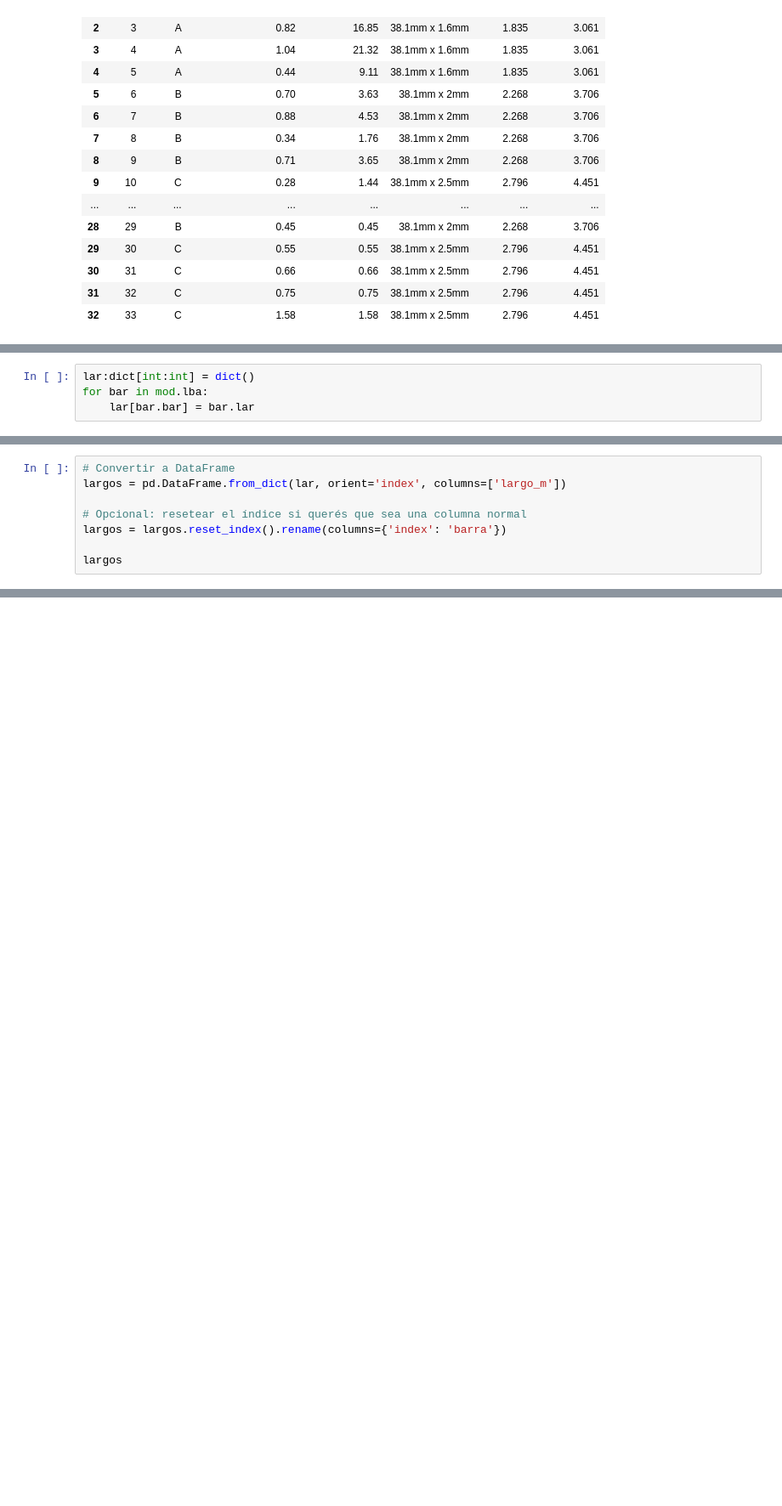
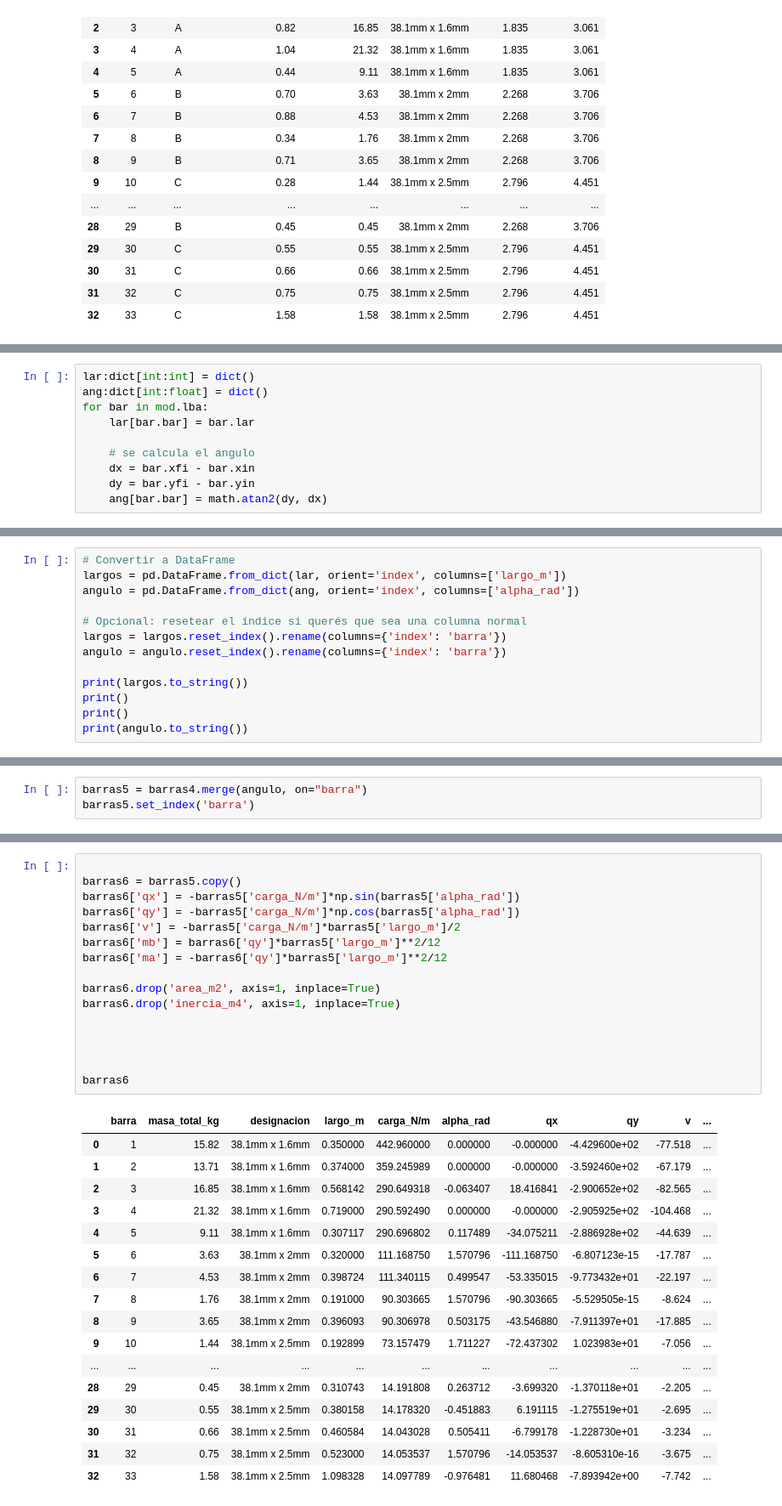
Before and after one commit to meliodas-s/integrador, a Jupyter notebook: 04/01_calculos_int.ipynb, the cells around one changed output, grey strips where cells are left out. Shown at 85% size. Drawn from its saved outputs; the diff is of its cells as text; blank space fills up the shorter version.

```diff
--- a/04/01_calculos_int.ipynb
+++ b/04/01_calculos_int.ipynb
@@ -153,4 +173,10 @@ mod = Rock(inc, iba, ino, car, sop,con, desig, pri=False)
 # %%
 lar:dict[int:int] = dict()
+ang:dict[int:float] = dict()
 for bar in mod.lba:
     lar[bar.bar] = bar.lar
+
+    # se calcula el angulo
+    dx = bar.xfi - bar.xin
+    dy = bar.yfi - bar.yin
+    ang[bar.bar] = math.atan2(dy, dx)
@@ -177,9 +204,14 @@ lar
 # %%
 # Convertir a DataFrame
 largos = pd.DataFrame.from_dict(lar, orient='index', columns=['largo_m'])
+angulo = pd.DataFrame.from_dict(ang, orient='index', columns=['alpha_rad'])
 
 # Opcional: resetear el índice si querés que sea una columna normal
 largos = largos.reset_index().rename(columns={'index': 'barra'})
+angulo = angulo.reset_index().rename(columns={'index': 'barra'})
 
-largos
+print(largos.to_string())
+print()
+print()
+print(angulo.to_string())
 # %% [output]
@@ -267,0 +375,3 @@ fig.savefig(f'sld_pre.png', bbox_inches='tight', dpi=250)
+# %%
+barras5 = barras4.merge(angulo, on="barra")
+barras5.set_index('barra')
@@ -267,0 +399,34 @@ fig.savefig(f'sld_pre.png', bbox_inches='tight', dpi=250)
+# %%
+
+barras6 = barras5.copy()
+barras6['qx'] = -barras5['carga_N/m']*np.sin(barras5['alpha_rad'])
+barras6['qy'] = -barras5['carga_N/m']*np.cos(barras5['alpha_rad'])
+barras6['v'] = -barras5['carga_N/m']*barras5['largo_m']/2
+barras6['mb'] = barras6['qy']*barras5['largo_m']**2/12
+barras6['ma'] = -barras6['qy']*barras5['largo_m']**2/12
+
+barras6.drop('area_m2', axis=1, inplace=True)
+barras6.drop('inercia_m4', axis=1, inplace=True)
+
+
+
+
+barras6
+# %% [output]
+|  | barra | masa_total_kg | designacion | largo_m | carga_N/m | alpha_rad | qx | qy | v | ... |
+| 0 | 1 | 15.82 | 38.1mm x 1.6mm | 0.350000 | 442.960000 | 0.000000 | -0.000000 | -4.429600e+02 | -77.518 | ... |
+| 1 | 2 | 13.71 | 38.1mm x 1.6mm | 0.374000 | 359.245989 | 0.000000 | -0.000000 | -3.592460e+02 | -67.179 | ... |
+| 2 | 3 | 16.85 | 38.1mm x 1.6mm | 0.568142 | 290.649318 | -0.063407 | 18.416841 | -2.900652e+02 | -82.565 | ... |
+| 3 | 4 | 21.32 | 38.1mm x 1.6mm | 0.719000 | 290.592490 | 0.000000 | -0.000000 | -2.905925e+02 | -104.468 | ... |
+| 4 | 5 | 9.11 | 38.1mm x 1.6mm | 0.307117 | 290.696802 | 0.117489 | -34.075211 | -2.886928e+02 | -44.639 | ... |
+| 5 | 6 | 3.63 | 38.1mm x 2mm | 0.320000 | 111.168750 | 1.570796 | -111.168750 | -6.807123e-15 | -17.787 | ... |
+| 6 | 7 | 4.53 | 38.1mm x 2mm | 0.398724 | 111.340115 | 0.499547 | -53.335015 | -9.773432e+01 | -22.197 | ... |
+| 7 | 8 | 1.76 | 38.1mm x 2mm | 0.191000 | 90.303665 | 1.570796 | -90.303665 | -5.529505e-15 | -8.624 | ... |
+| 8 | 9 | 3.65 | 38.1mm x 2mm | 0.396093 | 90.306978 | 0.503175 | -43.546880 | -7.911397e+01 | -17.885 | ... |
+| 9 | 10 | 1.44 | 38.1mm x 2.5mm | 0.192899 | 73.157479 | 1.711227 | -72.437302 | 1.023983e+01 | -7.056 | ... |
+| ... | ... | ... | ... | ... | ... | ... | ... | ... | ... | ... |
+| 28 | 29 | 0.45 | 38.1mm x 2mm | 0.310743 | 14.191808 | 0.263712 | -3.699320 | -1.370118e+01 | -2.205 | ... |
+| 29 | 30 | 0.55 | 38.1mm x 2.5mm | 0.380158 | 14.178320 | -0.451883 | 6.191115 | -1.275519e+01 | -2.695 | ... |
+| 30 | 31 | 0.66 | 38.1mm x 2.5mm | 0.460584 | 14.043028 | 0.505411 | -6.799178 | -1.228730e+01 | -3.234 | ... |
+| 31 | 32 | 0.75 | 38.1mm x 2.5mm | 0.523000 | 14.053537 | 1.570796 | -14.053537 | -8.605310e-16 | -3.675 | ... |
+| 32 | 33 | 1.58 | 38.1mm x 2.5mm | 1.098328 | 14.097789 | -0.976481 | 11.680468 | -7.893942e+00 | -7.742 | ... |
```
Also changed, not shown: parts of 15 cells of this notebook, 15 other files.
